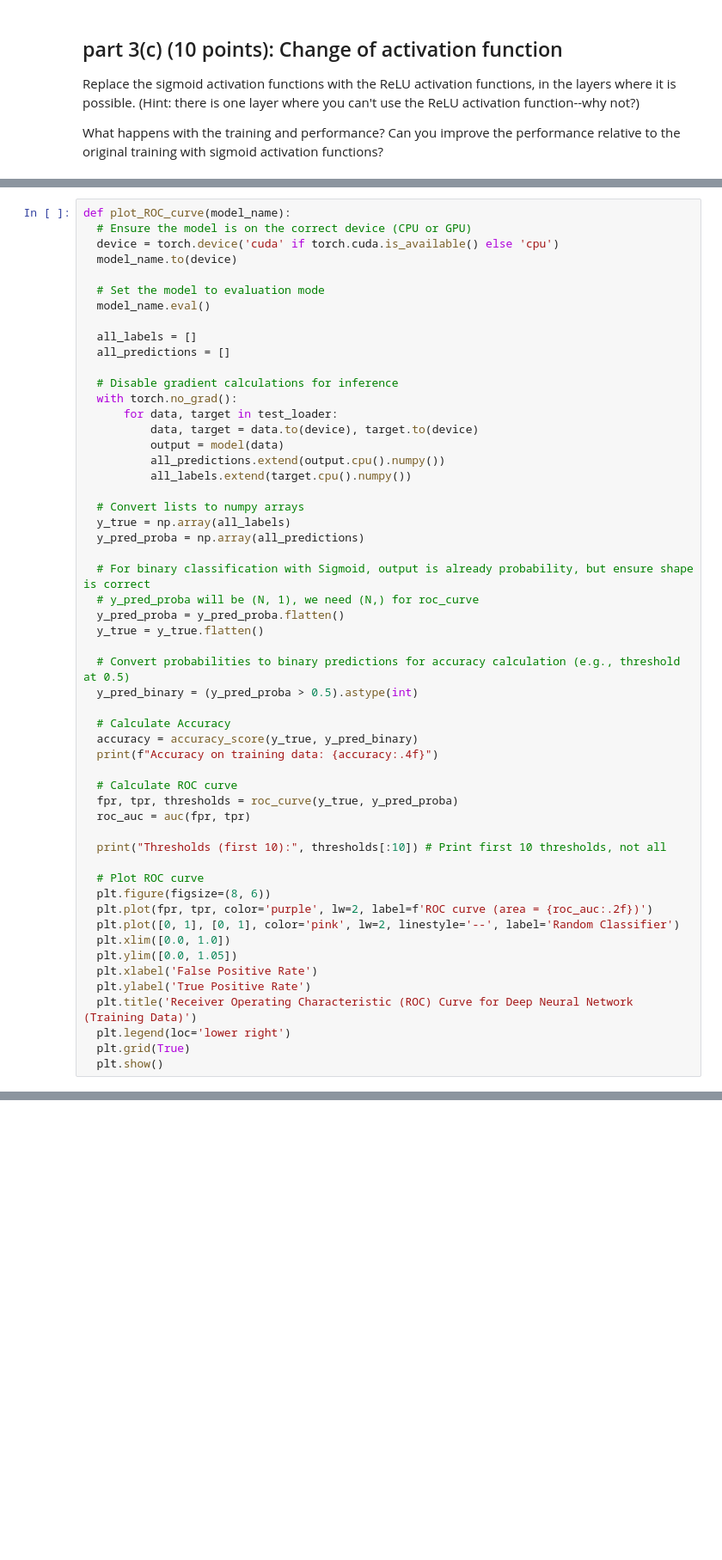
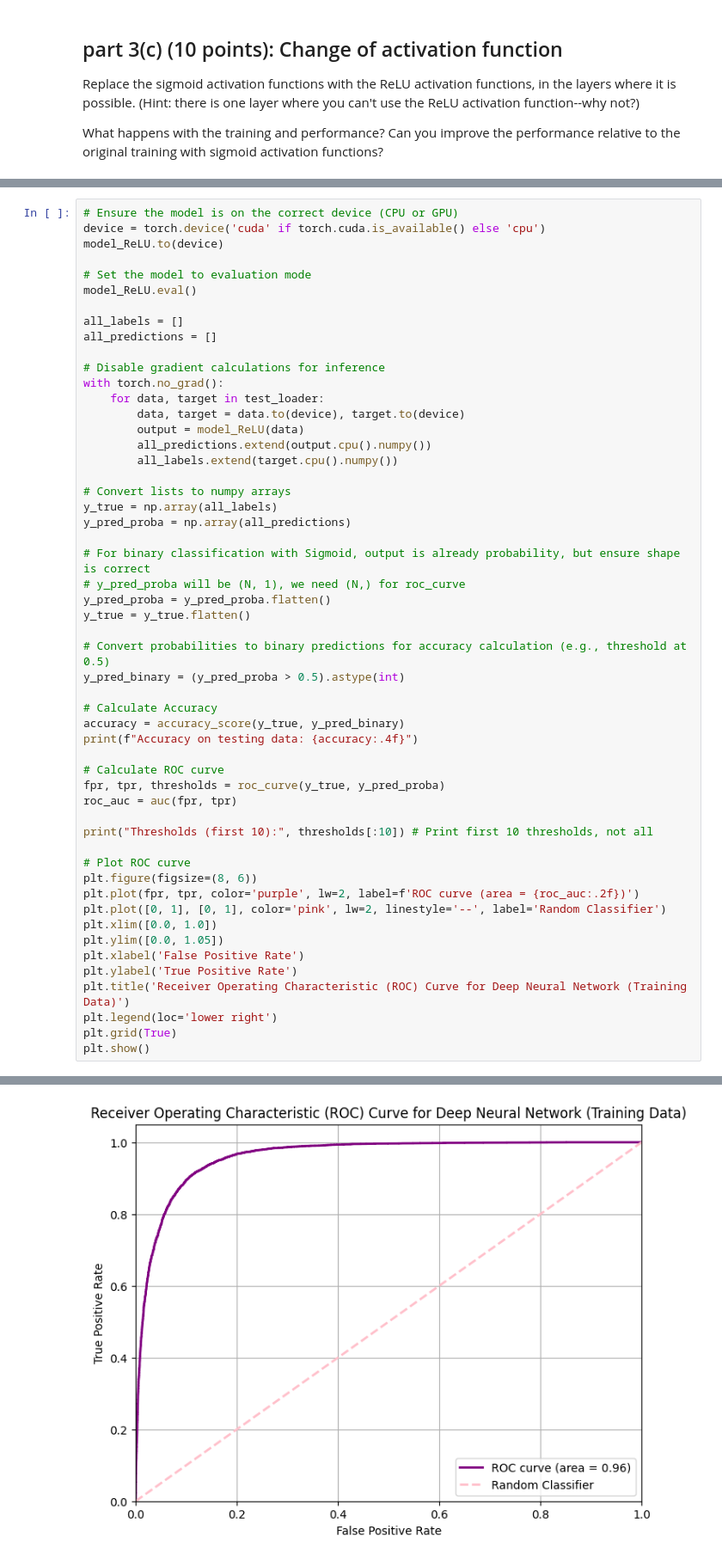
Before and after one commit to lbovet8/phys152-2026, a Jupyter notebook: Exercises/Homework-2.ipynb, the cells around one changed output, grey strips where cells are left out. Shown at 86% size. Drawn from its saved outputs; the diff is of its cells as text; blank space fills up the shorter version.

```diff
--- a/Exercises/Homework-2.ipynb
+++ b/Exercises/Homework-2.ipynb
@@ -524,54 +572,54 @@ def plot_confusion_matrix(model_name):
 # %%
-def plot_ROC_curve(model_name):
-  # Ensure the model is on the correct device (CPU or GPU)
-  device = torch.device('cuda' if torch.cuda.is_available() else 'cpu')
-  model_name.to(device)
+# Ensure the model is on the correct device (CPU or GPU)
+device = torch.device('cuda' if torch.cuda.is_available() else 'cpu')
+model_ReLU.to(device)
 
-  # Set the model to evaluation mode
-  model_name.eval()
+# Set the model to evaluation mode
+model_ReLU.eval()
 
-  all_labels = []
-  all_predictions = []
+all_labels = []
+all_predictions = []
 
-  # Disable gradient calculations for inference
-  with torch.no_grad():
-      for data, target in test_loader:
-          data, target = data.to(device), target.to(device)
-          output = model(data)
-          all_predictions.extend(output.cpu().numpy())
-          all_labels.extend(target.cpu().numpy())
+# Disable gradient calculations for inference
+with torch.no_grad():
+    for data, target in test_loader:
+        data, target = data.to(device), target.to(device)
+        output = model_ReLU(data)
+        all_predictions.extend(output.cpu().numpy())
+        all_labels.extend(target.cpu().numpy())
 
-  # Convert lists to numpy arrays
-  y_true = np.array(all_labels)
-  y_pred_proba = np.array(all_predictions)
+# Convert lists to numpy arrays
+y_true = np.array(all_labels)
+y_pred_proba = np.array(all_predictions)
 
-  # For binary classification with Sigmoid, output is already probability, but ensure shape is correct
-  # y_pred_proba will be (N, 1), we need (N,) for roc_curve
-  y_pred_proba = y_pred_proba.flatten()
-  y_true = y_true.flatten()
+# For binary classification with Sigmoid, output is already probability, but ensure shape is correct
+# y_pred_proba will be (N, 1), we need (N,) for roc_curve
+y_pred_proba = y_pred_proba.flatten()
+y_true = y_true.flatten()
 
-  # Convert probabilities to binary predictions for accuracy calculation (e.g., threshold at 0.5)
-  y_pred_binary = (y_pred_proba > 0.5).astype(int)
+# Convert probabilities to binary predictions for accuracy calculation (e.g., threshold at 0.5)
+y_pred_binary = (y_pred_proba > 0.5).astype(int)
 
-  # Calculate Accuracy
-  accuracy = accuracy_score(y_true, y_pred_binary)
-  print(f"Accuracy on training data: {accuracy:.4f}")
+# Calculate Accuracy
+accuracy = accuracy_score(y_true, y_pred_binary)
+print(f"Accuracy on testing data: {accuracy:.4f}")
 
-  # Calculate ROC curve
-  fpr, tpr, thresholds = roc_curve(y_true, y_pred_proba)
-  roc_auc = auc(fpr, tpr)
+# Calculate ROC curve
+fpr, tpr, thresholds = roc_curve(y_true, y_pred_proba)
+roc_auc = auc(fpr, tpr)
 
-  print("Thresholds (first 10):", thresholds[:10]) # Print first 10 thresholds, not all
+print("Thresholds (first 10):", thresholds[:10]) # Print first 10 thresholds, not all
 
-  # Plot ROC curve
-  plt.figure(figsize=(8, 6))
-  plt.plot(fpr, tpr, color='purple', lw=2, label=f'ROC curve (area = {roc_auc:.2f})')
-  plt.plot([0, 1], [0, 1], color='pink', lw=2, linestyle='--', label='Random Classifier')
-  plt.xlim([0.0, 1.0])
-  plt.ylim([0.0, 1.05])
-  plt.xlabel('False Positive Rate')
-  plt.ylabel('True Positive Rate')
-  plt.title('Receiver Operating Characteristic (ROC) Curve for Deep Neural Network (Training Data)')
-  plt.legend(loc='lower right')
-  plt.grid(True)
-  plt.show()
+# Plot ROC curve
+plt.figure(figsize=(8, 6))
+plt.plot(fpr, tpr, color='purple', lw=2, label=f'ROC curve (area = {roc_auc:.2f})')
+plt.plot([0, 1], [0, 1], color='pink', lw=2, linestyle='--', label='Random Classifier')
+plt.xlim([0.0, 1.0])
+plt.ylim([0.0, 1.05])
+plt.xlabel('False Positive Rate')
+plt.ylabel('True Positive Rate')
+plt.title('Receiver Operating Characteristic (ROC) Curve for Deep Neural Network (Training Data)')
+plt.legend(loc='lower right')
+plt.grid(True)
+plt.show()
+# %% [output]
@@ -577,0 +629 @@ def plot_ROC_curve(model_name):
+[figure, added]
```
Also changed, not shown: parts of 15 cells of this notebook.
